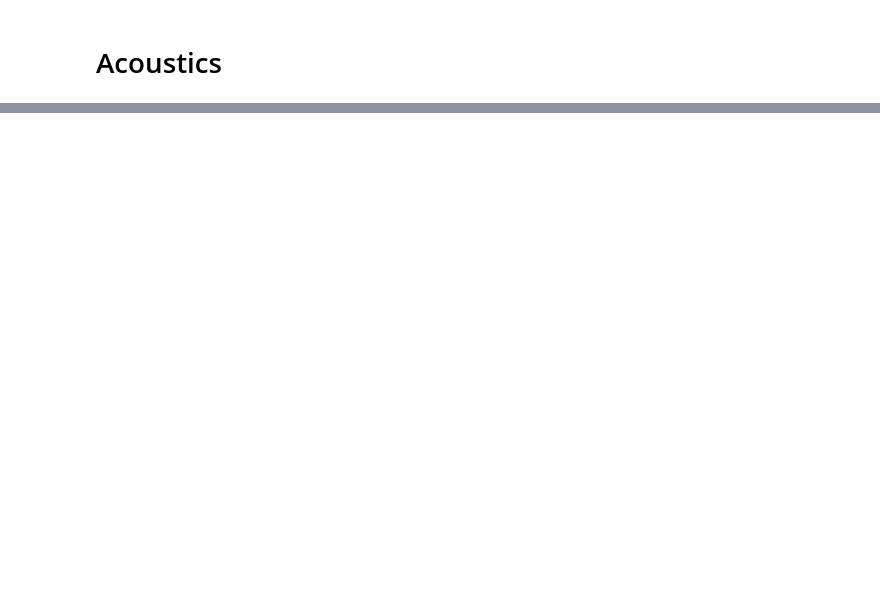
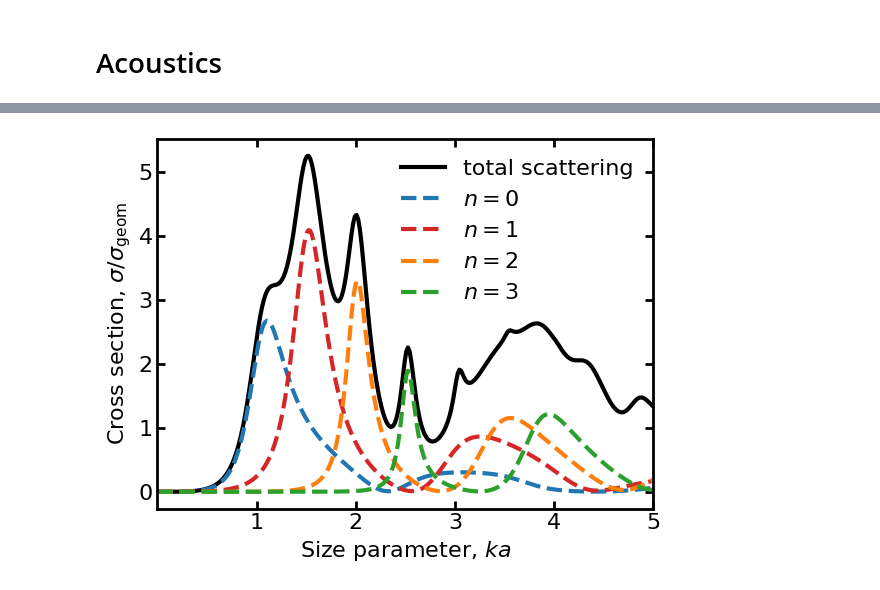
Before and after one commit to toftul/mielib, a Jupyter notebook: examples/cross_sections.ipynb, the cells around one changed output, grey strips where cells are left out. Drawn from its saved outputs; the diff is of its cells as text; code cells hidden in the pictures; blank space fills up the shorter version.

```diff
--- a/examples/cross_sections.ipynb
+++ b/examples/cross_sections.ipynb
@@ -19,0 +93,22 @@ AttributeError: module 'mielib.extraspecial' has no attribute 'spherical_h1p'
+# %%
+rho_rel = 3 + 0.1j
+beta_rel = 2
+
+a = 1
+k = np.linspace(0.001, stop=5, num=300)
+
+sigma_sc, sigma_sc_n = mie.acoustics_scattering_cross_section(k, a, rho_rel, beta_rel, norm='geom')
+
+plt.plot(k*a, sigma_sc, c='k', label='total scattering')
+
+for n in range(0, 4):
+    plt.plot(k*a, sigma_sc_n[n, :], ls='--', label='$n={}$'.format(n))
+
+plt.xlabel('Size parameter, $ka$')
+plt.ylabel('Cross section, $\sigma/\sigma_{\mathrm{geom}}$')
+
+plt.legend()
+
+plt.show()
+# %% [output]
+[figure, added]
```
Also changed, not shown: parts of 5 cells of this notebook, 1 other file.
